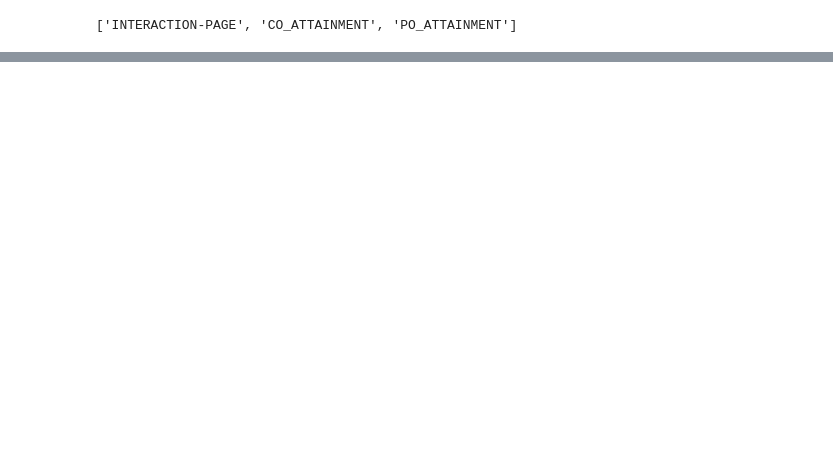
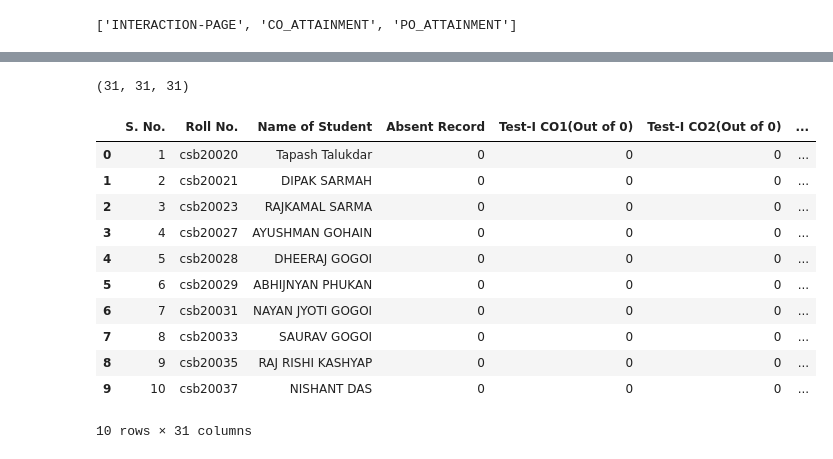
Before and after one commit to krahul2024/machine-learning, a Jupyter notebook: student-performance-analysis/student_performance_analysis.ipynb, the cells around one changed output, grey strips where cells are left out. Cells and saved outputs as stored; diff of their text form; code cells hidden in the pictures; blank space fills up the shorter version.

```diff
--- a/student-performance-analysis/student_performance_analysis.ipynb
+++ b/student-performance-analysis/student_performance_analysis.ipynb
@@ -63,6 +56,6 @@ for x in student_details[5:11]: print(x, end = '\n')
 # %%
 # Preparing a student dictionary to store all the details of a particular student
-tests = ['Test I', 'Test II', 'Mid Term', 'End Term', 'Total']
+tests = ['Test-I', 'Test-II', 'Mid-Term', 'End-Term', 'Total']
 course_outcomes = ['CO1', 'CO2', 'CO3', 'CO4', 'CO5']
 co_marks = ['Max', 'Obtained']
 test_marks = ['Max', 'Obtained', 'Mean', 'Median', 'Max Obtained', course_outcomes]
@@ -91,5 +84,5 @@ for x in interaction_page[:11]:
 # %%
-course_details = []
+course_details, max_scores = [],[]
 
 for x in interaction_page[:start_idx-4]:
   course_details.append([x_value for x_value in x if not is_nan(x_value)])
@@ -115 +108,4 @@ course_details
   'II']]
+# %%
+columns = interaction_page[5:8]
+columns[1]
@@ -115,0 +130,33 @@ course_details
+# %%
+cols = columns[0][:4]
+cols += [f"{test} {course_outcome}" for test in tests[:-1]  for course_outcome in course_outcomes] + ['Total Marks']
+cols += [f"{'Total '} {course_outcome}" for course_outcome in course_outcomes] + ['Mean COs']
+cols[3] = 'Absent Record'
+
+max_scores = [x for x in interaction_page[start_idx - 1] if type(x) != str and not is_nan(x)]
+max_marks = ['' for _ in range(len(cols) - len(max_scores))] + max_scores
+
+for i, col in enumerate(cols):
+  mark = f"(Out of {max_marks[i]})" if type(max_marks[i]) != str else max_marks[i]
+  cols[i] = col + mark
+
+len(cols), len(student_details[0]), len(max_marks)
+# %% [output]
+(31, 31, 31)
+# %%
+# creating a dataframe using the given excel file
+std_details = pd.DataFrame(student_details, columns = cols).round(1)
+std_details.head(10)
+# %% [output]
+|  | S. No. | Roll No. | Name of Student | Absent Record | Test-I CO1(Out of 0) | Test-I CO2(Out of 0) | ... |
+| 0 | 1 | csb20020 | Tapash Talukdar | 0 | 0 | 0 | ... |
+| 1 | 2 | csb20021 | DIPAK SARMAH | 0 | 0 | 0 | ... |
+| 2 | 3 | csb20023 | RAJKAMAL SARMA | 0 | 0 | 0 | ... |
+| 3 | 4 | csb20027 | AYUSHMAN GOHAIN | 0 | 0 | 0 | ... |
+| 4 | 5 | csb20028 | DHEERAJ GOGOI | 0 | 0 | 0 | ... |
+| 5 | 6 | csb20029 | ABHIJNYAN PHUKAN | 0 | 0 | 0 | ... |
+| 6 | 7 | csb20031 | NAYAN JYOTI GOGOI | 0 | 0 | 0 | ... |
+| 7 | 8 | csb20033 | SAURAV GOGOI | 0 | 0 | 0 | ... |
+| 8 | 9 | csb20035 | RAJ RISHI KASHYAP | 0 | 0 | 0 | ... |
+| 9 | 10 | csb20037 | NISHANT DAS | 0 | 0 | 0 | ... |
+10 rows × 31 columns
```
Also changed, not shown: parts of 8 cells of this notebook.
